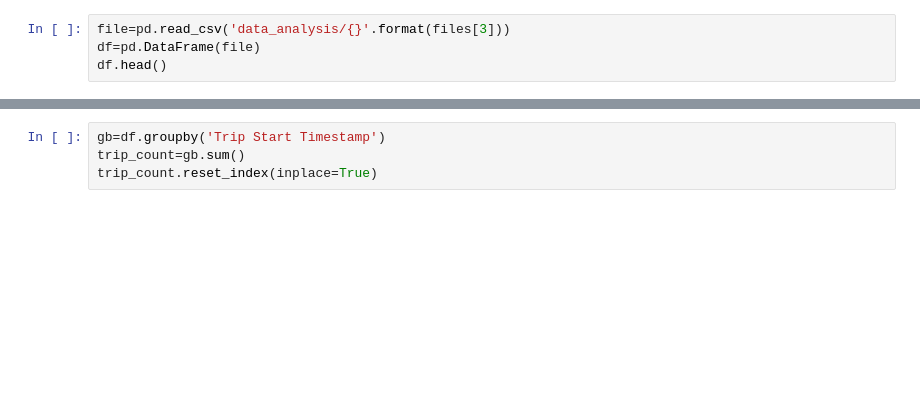
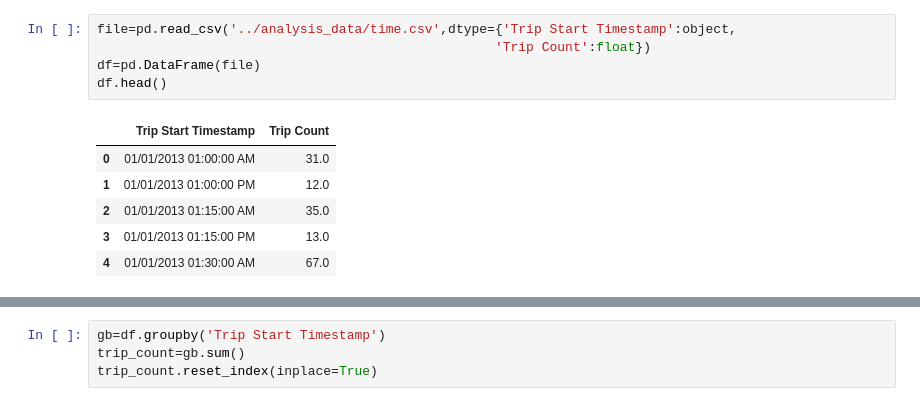
Before and after one commit to vineethgithub2311/project-one, a Jupyter notebook: Trips.ipynb, the cells around one changed output, grey strips where cells are left out. Cells and saved outputs as stored; diff of their text form; blank space fills up the shorter version.

```diff
--- a/Trips.ipynb
+++ b/Trips.ipynb
@@ -7,7 +26,15 @@ files
 # %%
-file=pd.read_csv('data_analysis/{}'.format(files[3]))
+file=pd.read_csv('../analysis_data/time.csv',dtype={'Trip Start Timestamp':object,
+                                                   'Trip Count':float})
 df=pd.DataFrame(file)
 df.head()
+# %% [output]
+|  | Trip Start Timestamp | Trip Count |
+| 0 | 01/01/2013 01:00:00 AM | 31.0 |
+| 1 | 01/01/2013 01:00:00 PM | 12.0 |
+| 2 | 01/01/2013 01:15:00 AM | 35.0 |
+| 3 | 01/01/2013 01:15:00 PM | 13.0 |
+| 4 | 01/01/2013 01:30:00 AM | 67.0 |
 # %%
 df['Trip Start Timestamp']=df['Trip Start Timestamp'].str.split(" ", n = 1, expand = True)
 df.head()
```
Also changed, not shown: parts of 12 cells of this notebook, 6 other files.
